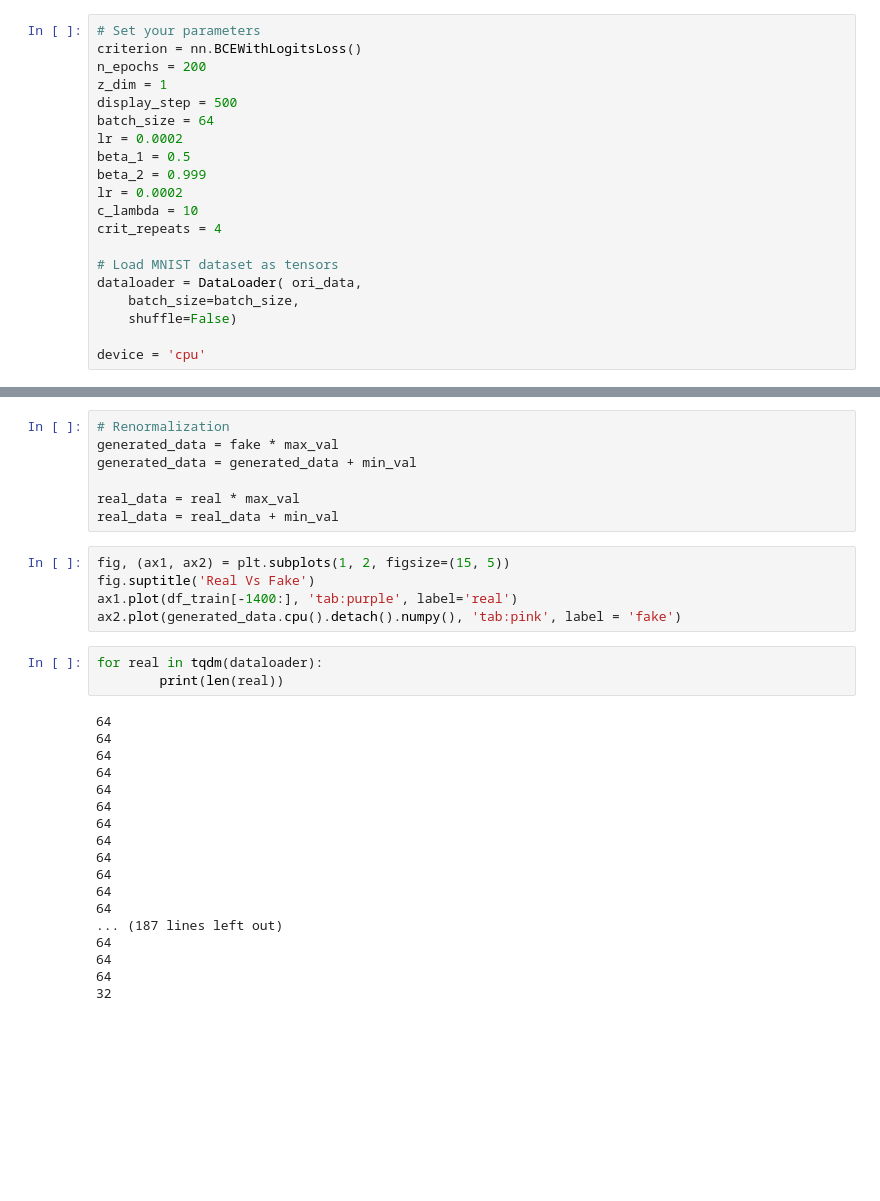
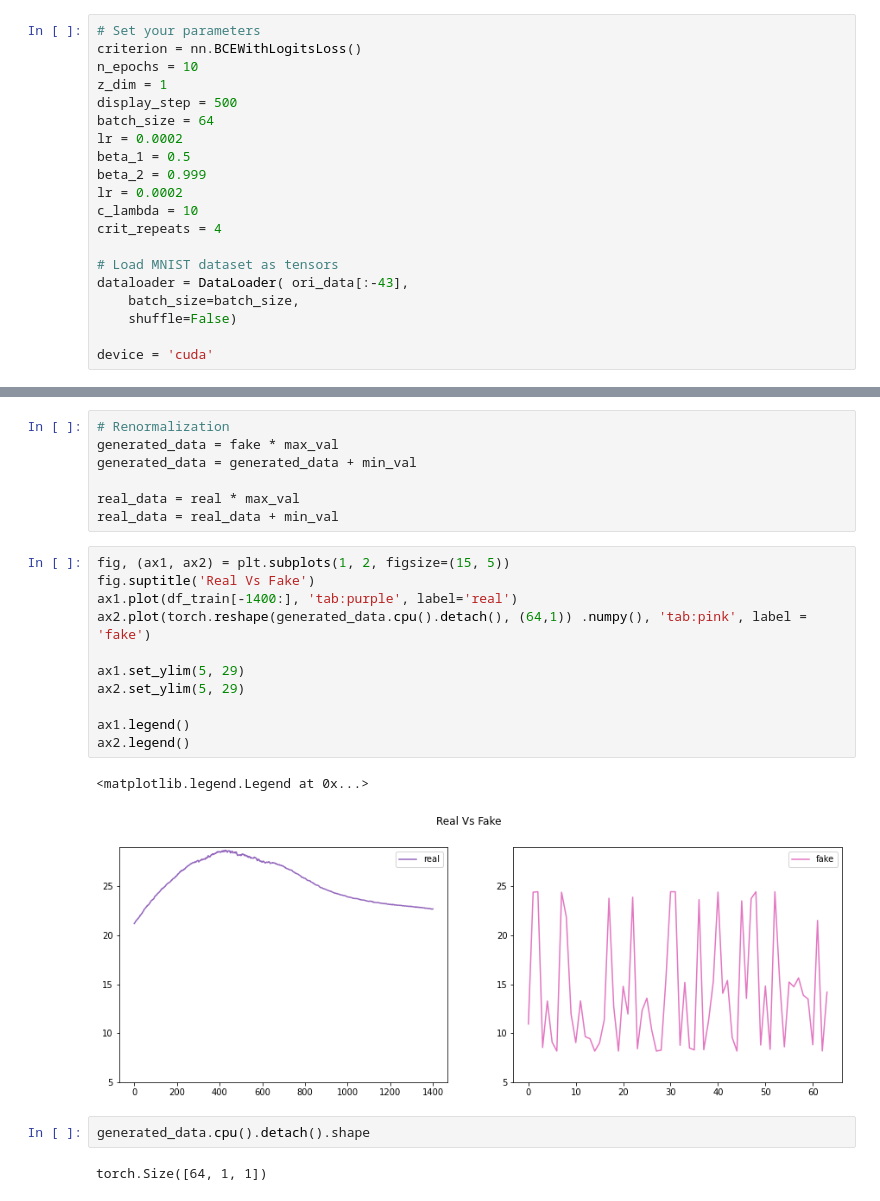
Before and after one commit to Faiga91/paper-4, a Jupyter notebook: SenseGAN.ipynb, the cells around one changed output, grey strips where cells are left out. Drawn from its saved outputs; the diff is of its cells as text; blank space fills up the shorter version.

```diff
--- a/SenseGAN.ipynb
+++ b/SenseGAN.ipynb
@@ -38,7 +42,7 @@ ori_data, min_val, max_val = helping_functions.MinMaxScaler(df_train)
 # %%
 # Set your parameters
 criterion = nn.BCEWithLogitsLoss()
-n_epochs = 200
+n_epochs = 10
 z_dim = 1
 display_step = 500
 batch_size = 64
@@ -50,11 +54,11 @@ c_lambda = 10
 crit_repeats = 4
 
 # Load MNIST dataset as tensors
-dataloader = DataLoader( ori_data,
+dataloader = DataLoader( ori_data[:-43],
     batch_size=batch_size,
     shuffle=False)
 
-device = 'cpu'
+device = 'cuda'
 # %%
 gen = sensegan.Generator(z_dim).to(device)
 gen_opt = torch.optim.Adam(gen.parameters(), lr=lr, betas=(beta_1, beta_2))
@@ -149,26 +160,18 @@ real_data = real_data + min_val
 # %%
 fig, (ax1, ax2) = plt.subplots(1, 2, figsize=(15, 5))
 fig.suptitle('Real Vs Fake')
 ax1.plot(df_train[-1400:], 'tab:purple', label='real')
-ax2.plot(generated_data.cpu().detach().numpy(), 'tab:pink', label = 'fake')
+ax2.plot(torch.reshape(generated_data.cpu().detach(), (64,1)) .numpy(), 'tab:pink', label = 'fake')
+
+ax1.set_ylim(5, 29)
+ax2.set_ylim(5, 29)
+
+ax1.legend()
+ax2.legend()
+# %% [output]
+<matplotlib.legend.Legend at 0x...>
+[figure, added]
-# %%
-for real in tqdm(dataloader):
-        print(len(real))
-# %% [output]
-64
-64
-64
-64
-64
-64
-64
-64
-64
-64
-64
-64
-... (187 lines left out)
-64
-64
-64
-32
+# %%
+generated_data.cpu().detach().shape
+# %% [output]
+torch.Size([64, 1, 1])
```
Also changed, not shown: parts of 5 cells of this notebook.
